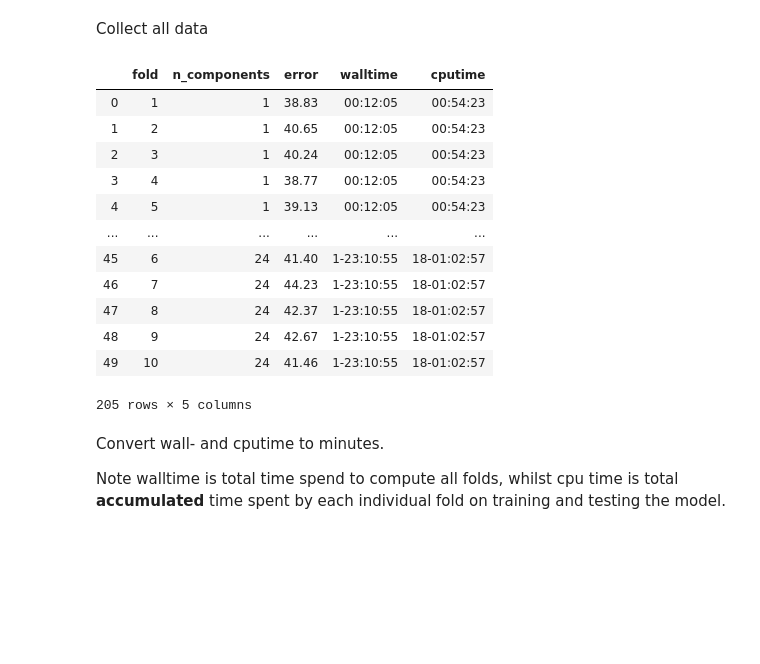
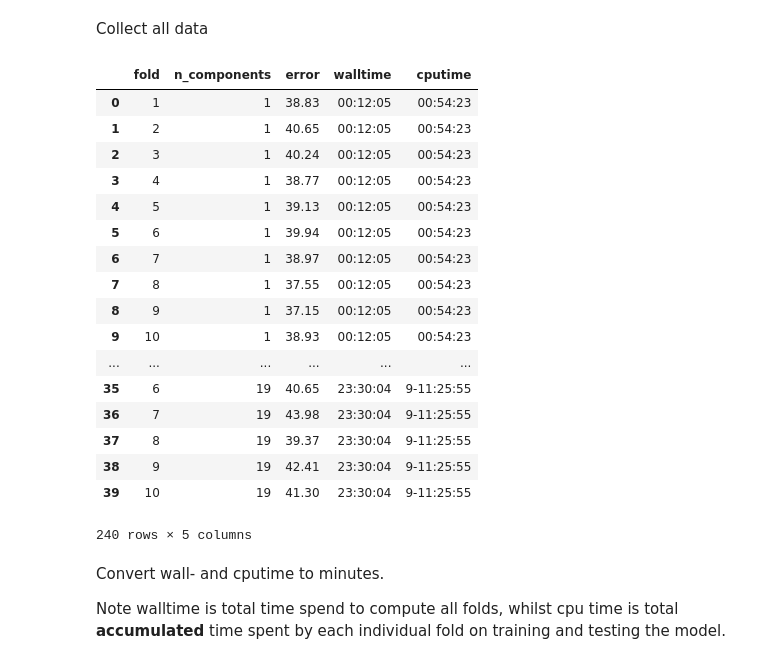
Before and after one commit to dunnkers/music-key-classification, a Jupyter notebook: src/peregrine_results.ipynb, the cells around one changed output. Cells and saved outputs as stored; diff of their text form; code cells hidden in the pictures; blank space fills up the shorter version.

```diff
--- a/src/peregrine_results.ipynb
+++ b/src/peregrine_results.ipynb
@@ -3,36 +3,42 @@ Collect all data
 # %%
 import pandas as pd
 import numpy as np
 import seaborn as sns
 import matplotlib.pyplot as plt
 import matplotlib.ticker as mtick
 sns.set_style("whitegrid")
 
 dfs = []
 dfs.append(pd.read_csv('../results/17824621.csv'))
 dfs.append(pd.read_csv('../results/17827845.csv'))
 dfs.append(pd.read_csv('../results/17827850.csv'))
 dfs.append(pd.read_csv('../results/17827855.csv'))
 dfs.append(pd.read_csv('../results/17827870.csv'))
 dfs.append(pd.read_csv('../results/17838246.csv'))
 dfs.append(pd.read_csv('../results/17838254.csv'))
+dfs.append(pd.read_csv('../results/17873402.csv'))
 data = pd.concat(dfs)
 data = data.rename(columns={'hyperparam': 'n_components'})
 data
 # %% [output]
 |  | fold | n_components | error | walltime | cputime |
 | 0 | 1 | 1 | 38.83 | 00:12:05 | 00:54:23 |
 | 1 | 2 | 1 | 40.65 | 00:12:05 | 00:54:23 |
 | 2 | 3 | 1 | 40.24 | 00:12:05 | 00:54:23 |
 | 3 | 4 | 1 | 38.77 | 00:12:05 | 00:54:23 |
 | 4 | 5 | 1 | 39.13 | 00:12:05 | 00:54:23 |
+| 5 | 6 | 1 | 39.94 | 00:12:05 | 00:54:23 |
+| 6 | 7 | 1 | 38.97 | 00:12:05 | 00:54:23 |
+| 7 | 8 | 1 | 37.55 | 00:12:05 | 00:54:23 |
+| 8 | 9 | 1 | 37.15 | 00:12:05 | 00:54:23 |
+| 9 | 10 | 1 | 38.93 | 00:12:05 | 00:54:23 |
 | ... | ... | ... | ... | ... | ... |
-| 45 | 6 | 24 | 41.40 | 1-23:10:55 | 18-01:02:57 |
-| 46 | 7 | 24 | 44.23 | 1-23:10:55 | 18-01:02:57 |
-| 47 | 8 | 24 | 42.37 | 1-23:10:55 | 18-01:02:57 |
-| 48 | 9 | 24 | 42.67 | 1-23:10:55 | 18-01:02:57 |
-| 49 | 10 | 24 | 41.46 | 1-23:10:55 | 18-01:02:57 |
+| 35 | 6 | 19 | 40.65 | 23:30:04 | 9-11:25:55 |
+| 36 | 7 | 19 | 43.98 | 23:30:04 | 9-11:25:55 |
+| 37 | 8 | 19 | 39.37 | 23:30:04 | 9-11:25:55 |
+| 38 | 9 | 19 | 42.41 | 23:30:04 | 9-11:25:55 |
+| 39 | 10 | 19 | 41.30 | 23:30:04 | 9-11:25:55 |
-205 rows × 5 columns
+240 rows × 5 columns
 # %% [markdown]
 Convert wall- and cputime to minutes.
 
```
Also changed, not shown: parts of 1 cell of this notebook.
